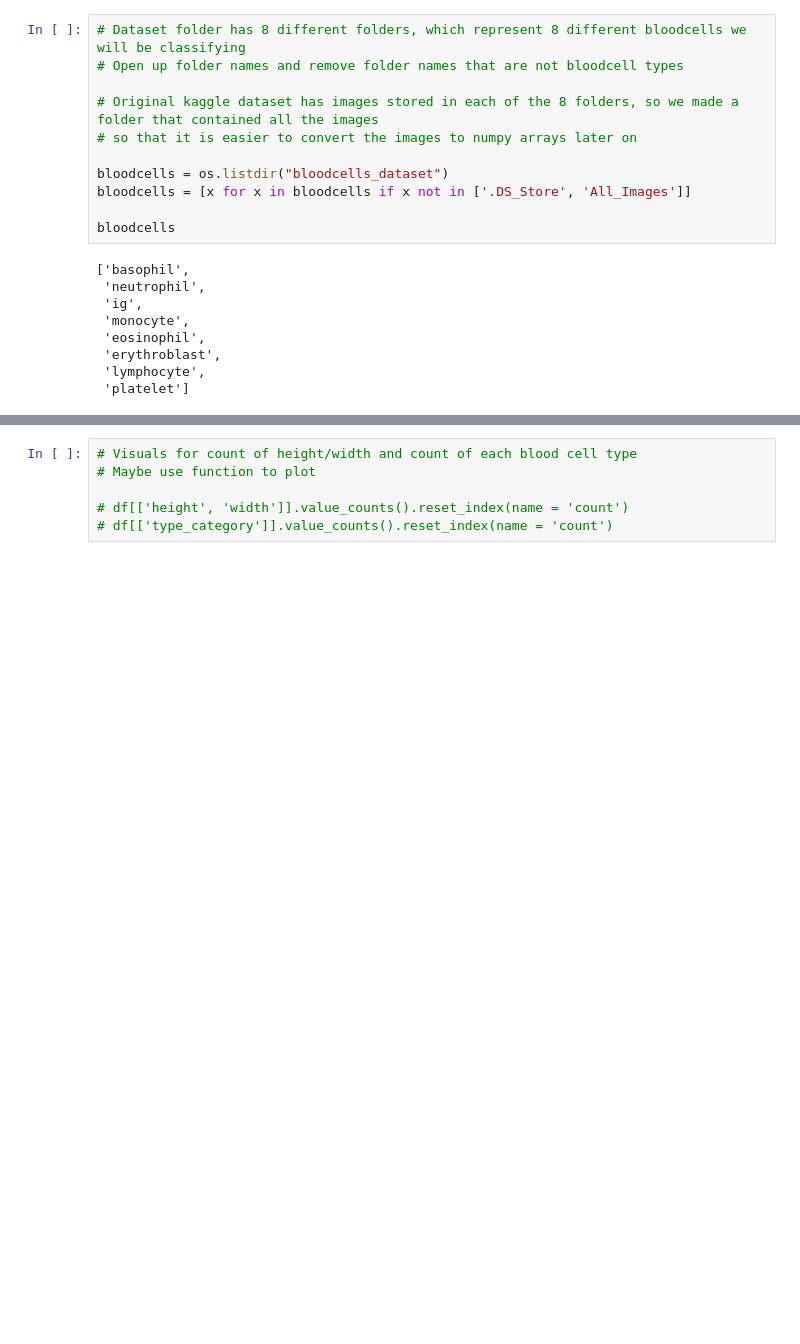
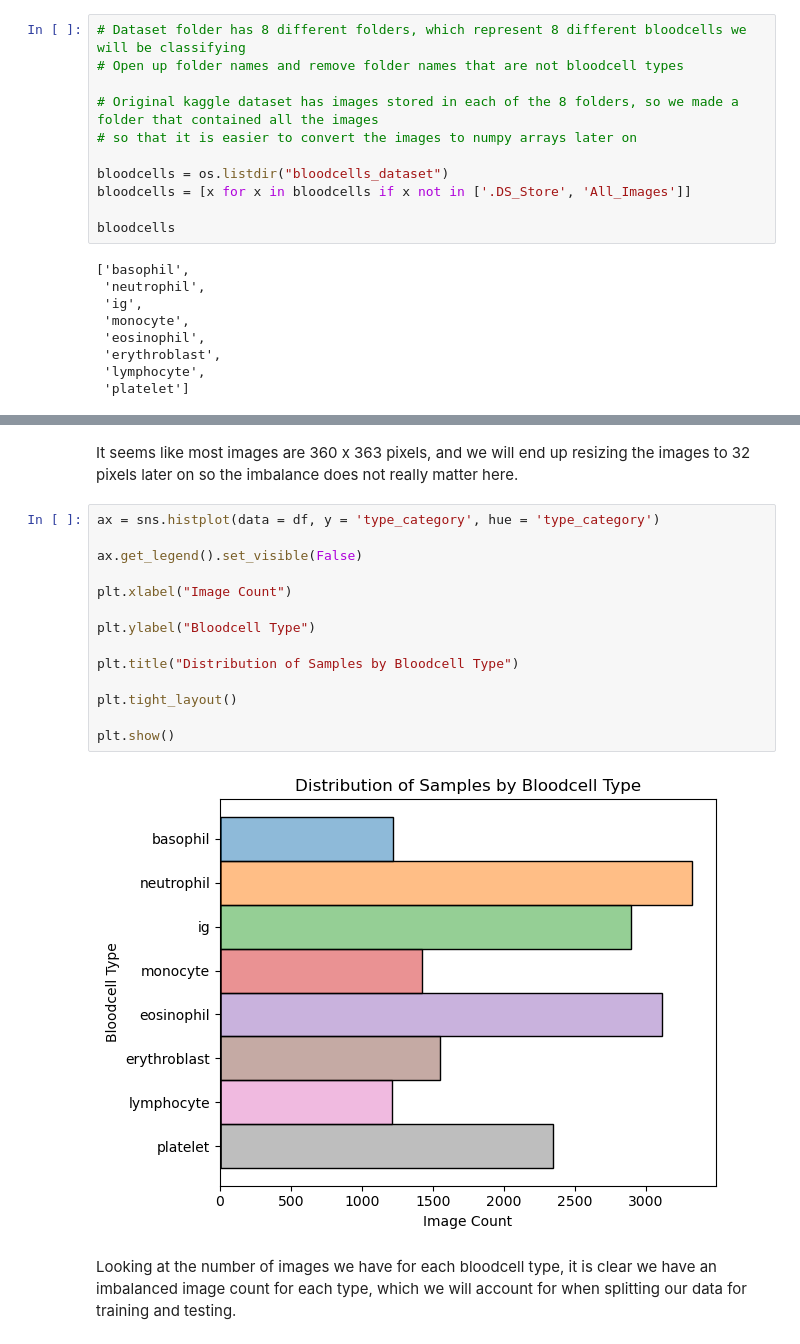
Before and after one commit to amayjain/Bloodcells, a Jupyter notebook: Baby.ipynb, the cells around one changed output, grey strips where cells are left out. Drawn from its saved outputs; the diff is of its cells as text; blank space fills up the shorter version.

```diff
--- a/Baby.ipynb
+++ b/Baby.ipynb
@@ -119,6 +171,20 @@ df
+# %% [markdown]
+It seems like most images are 360 x 363 pixels, and we will end up resizing the images to 32 pixels later on so the imbalance does not really matter here.
 # %%
-# Visuals for count of height/width and count of each blood cell type
-# Maybe use function to plot
+ax = sns.histplot(data = df, y = 'type_category', hue = 'type_category')
 
-# df[['height', 'width']].value_counts().reset_index(name = 'count')
-# df[['type_category']].value_counts().reset_index(name = 'count')
+ax.get_legend().set_visible(False)
+
+plt.xlabel("Image Count")
+
+plt.ylabel("Bloodcell Type")
+
+plt.title("Distribution of Samples by Bloodcell Type")
+
+plt.tight_layout()
+
+plt.show()
+# %% [output]
+[figure, added]
+# %% [markdown]
+Looking at the number of images we have for each bloodcell type, it is clear we have an imbalanced image count for each type, which we will account for when splitting our data for training and testing.
```
Also changed, not shown: parts of 23 cells of this notebook.
